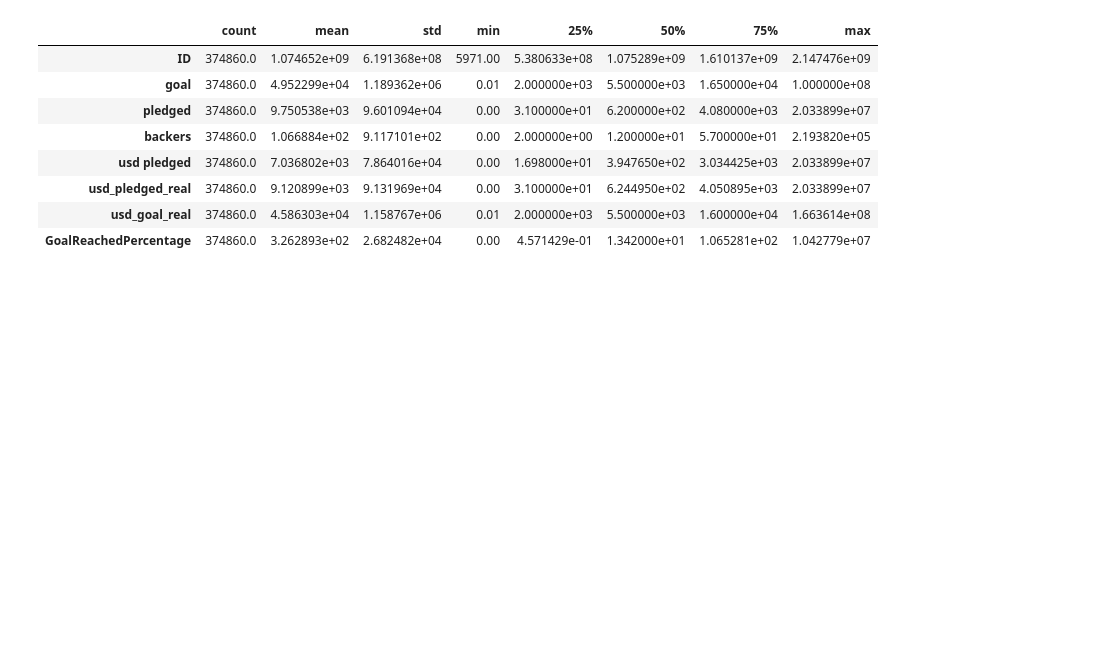
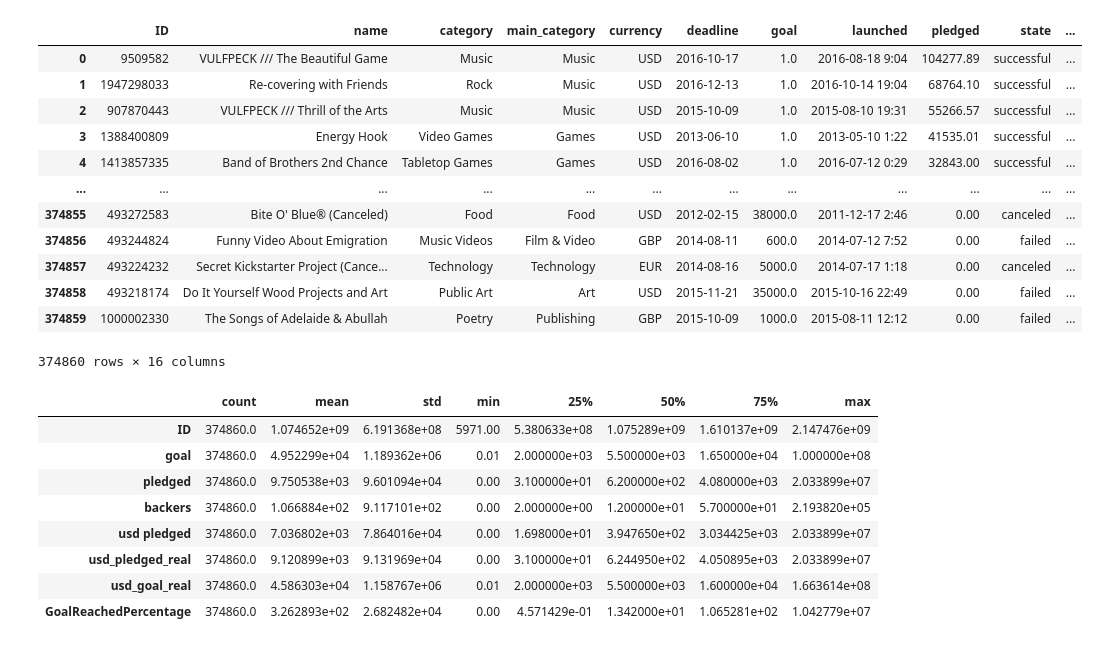
Before and after one commit to data301-2020-winter1/KickstarterAnalytics, a Jupyter notebook: analysis/minhbui/minh_EDA.ipynb, the cells around one changed output. Saved outputs shown, nothing was run; the diff lists cells and outputs as text; code cells hidden in the pictures; blank space fills up the shorter version.

```diff
--- a/analysis/minhbui/minh_EDA.ipynb
+++ b/analysis/minhbui/minh_EDA.ipynb
@@ -49,3 +32,21 @@ df
+# %%
+df = load_and_process("../kickstarter.csv")
+df.to_csv("../../Data/processed/kickstarter_processed.csv")
+df
+# %% [output]
+|  | ID | name | category | main_category | currency | deadline | goal | launched | pledged | state | ... |
+| 0 | 9509582 | VULFPECK /// The Beautiful Game | Music | Music | USD | 2016-10-17 | 1.0 | 2016-08-18 9:04 | 104277.89 | successful | ... |
+| 1 | 1947298033 | Re-covering with Friends | Rock | Music | USD | 2016-12-13 | 1.0 | 2016-10-14 19:04 | 68764.10 | successful | ... |
+| 2 | 907870443 | VULFPECK /// Thrill of the Arts | Music | Music | USD | 2015-10-09 | 1.0 | 2015-08-10 19:31 | 55266.57 | successful | ... |
+| 3 | 1388400809 | Energy Hook | Video Games | Games | USD | 2013-06-10 | 1.0 | 2013-05-10 1:22 | 41535.01 | successful | ... |
+| 4 | 1413857335 | Band of Brothers 2nd Chance | Tabletop Games | Games | USD | 2016-08-02 | 1.0 | 2016-07-12 0:29 | 32843.00 | successful | ... |
+| ... | ... | ... | ... | ... | ... | ... | ... | ... | ... | ... | ... |
+| 374855 | 493272583 | Bite O' Blue® (Canceled) | Food | Food | USD | 2012-02-15 | 38000.0 | 2011-12-17 2:46 | 0.00 | canceled | ... |
+| 374856 | 493244824 | Funny Video About Emigration | Music Videos | Film & Video | GBP | 2014-08-11 | 600.0 | 2014-07-12 7:52 | 0.00 | failed | ... |
+| 374857 | 493224232 | Secret Kickstarter Project (Cance... | Technology | Technology | EUR | 2014-08-16 | 5000.0 | 2014-07-17 1:18 | 0.00 | canceled | ... |
+| 374858 | 493218174 | Do It Yourself Wood Projects and Art | Public Art | Art | USD | 2015-11-21 | 35000.0 | 2015-10-16 22:49 | 0.00 | failed | ... |
+| 374859 | 1000002330 | The Songs of Adelaide & Abullah | Poetry | Publishing | GBP | 2015-10-09 | 1000.0 | 2015-08-11 12:12 | 0.00 | failed | ... |
+374860 rows × 16 columns
 # %%
 df.describe(include=[np.number]).T
 # %% [output]
```
Also changed, not shown: parts of 2 cells of this notebook.
